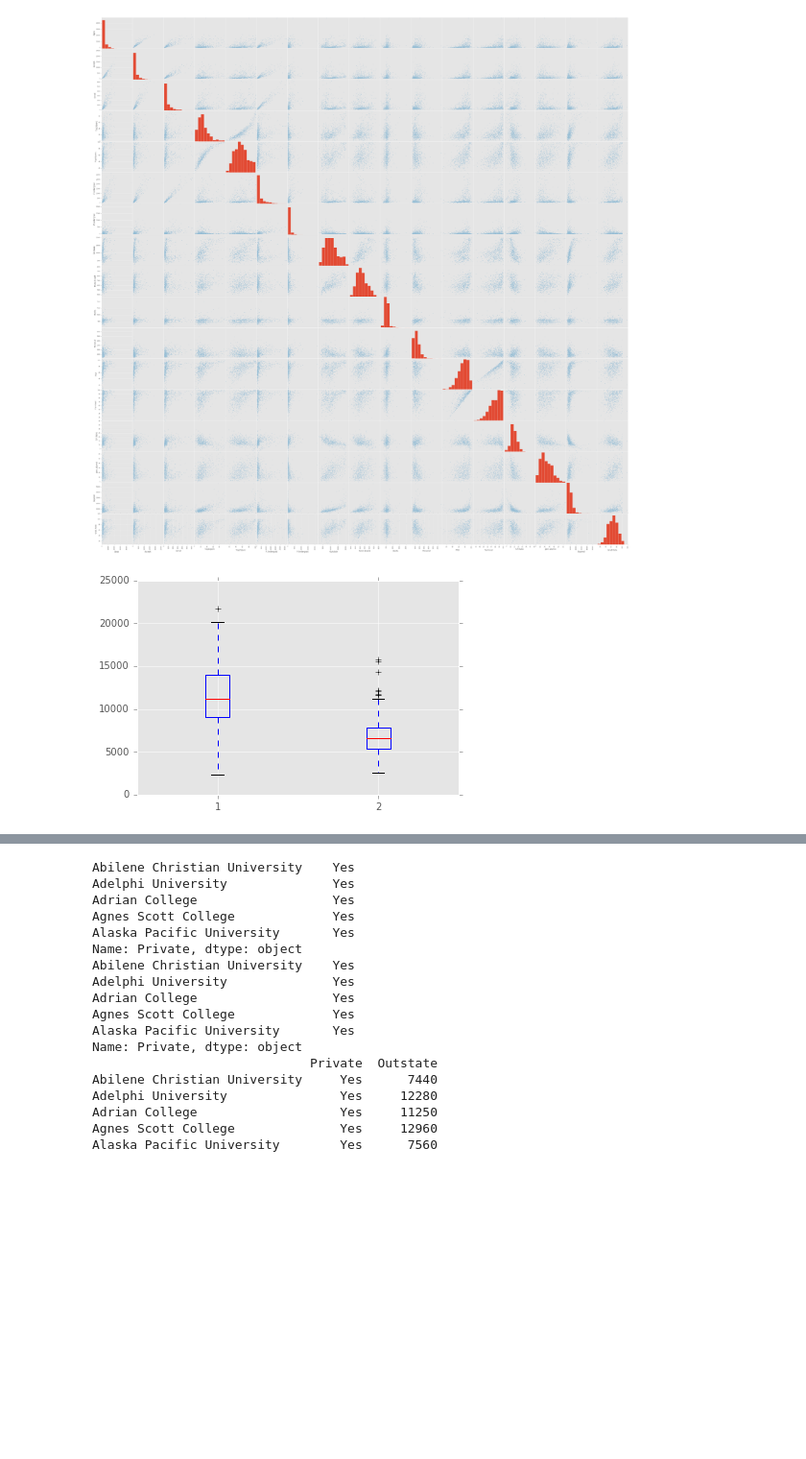
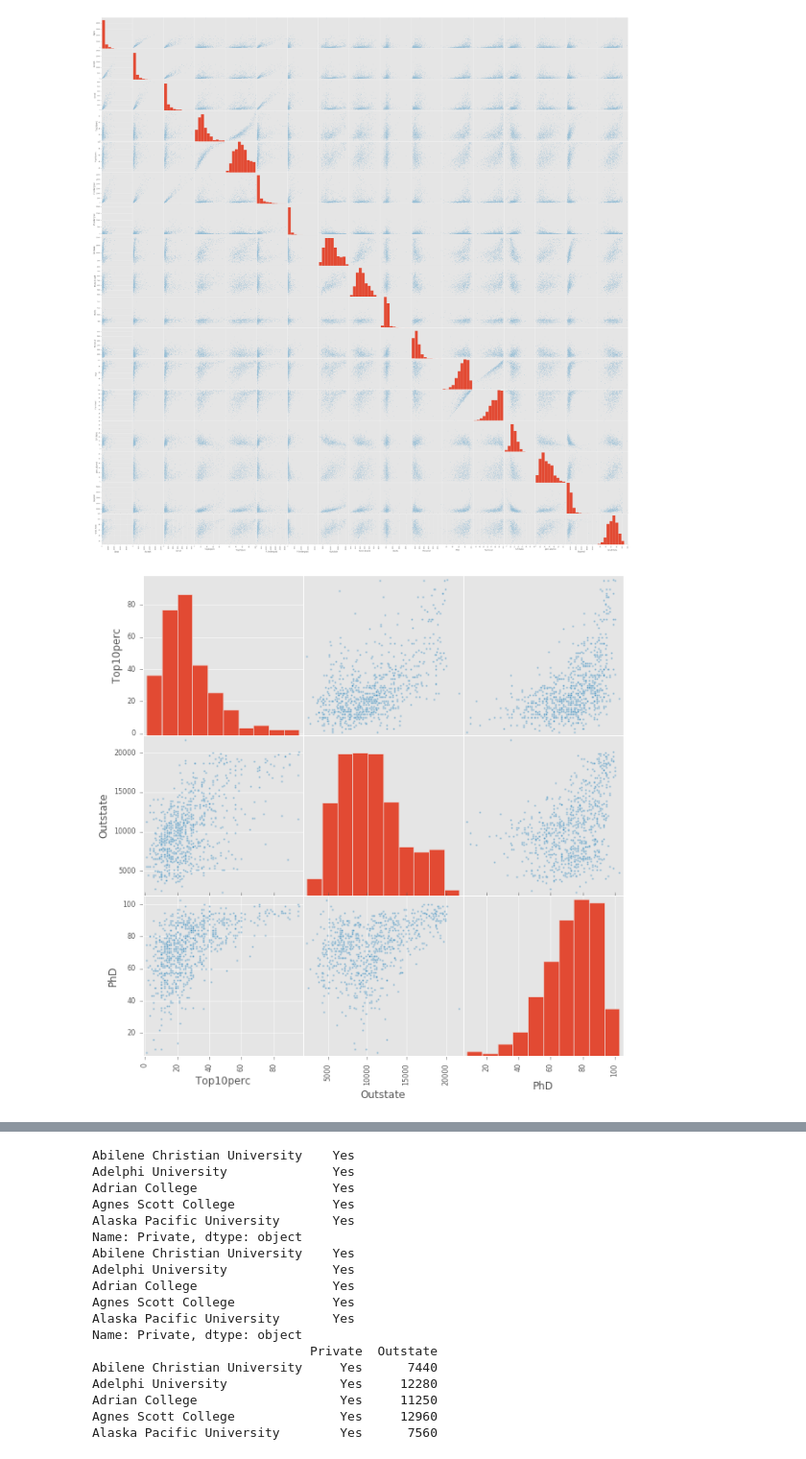
Before and after one commit to mervekovan/StatisticalLearningExercises, a Jupyter notebook: SL-ch2-eg8.ipynb, the cells around one changed output, grey strips where cells are left out. Shown at 96% size. Drawn from its saved outputs; the diff is of its cells as text; code cells hidden in the pictures; blank space fills up the shorter version.

```diff
--- a/SL-ch2-eg8.ipynb
+++ b/SL-ch2-eg8.ipynb
@@ -31,8 +52,7 @@ college.describe()
 pd.scatter_matrix(college, figsize=(60,60));
 # %% [output]
 [figure]
-# %%
-mask = college.Private == "Yes"
-plt.boxplot([college.loc[mask, 'Outstate'], college.Outstate[~mask]]);
-# %% [output]
-[figure, removed]
+# %%
+pd.scatter_matrix(college[["Top10perc", "Outstate", "PhD"]], figsize=(10,10));
+# %% [output]
+[figure, added]
```
Also changed, not shown: parts of 13 cells of this notebook.
